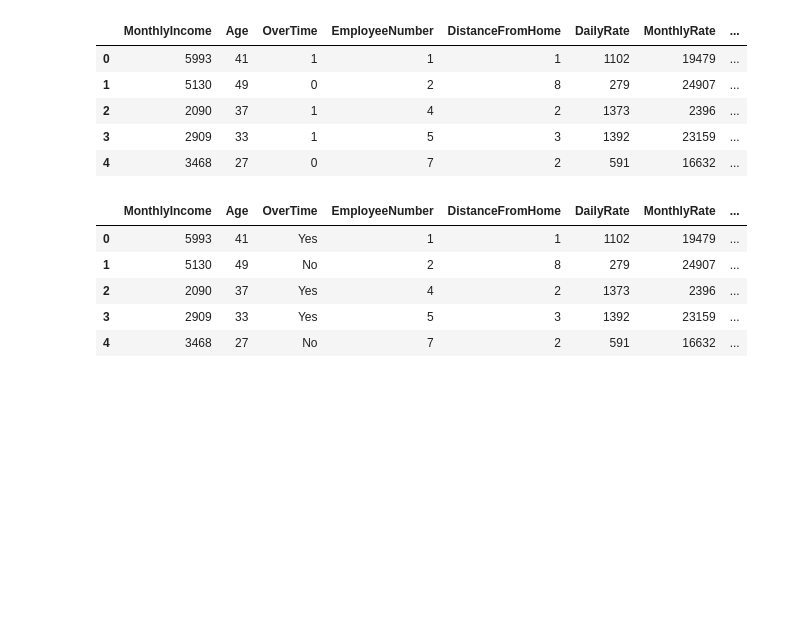
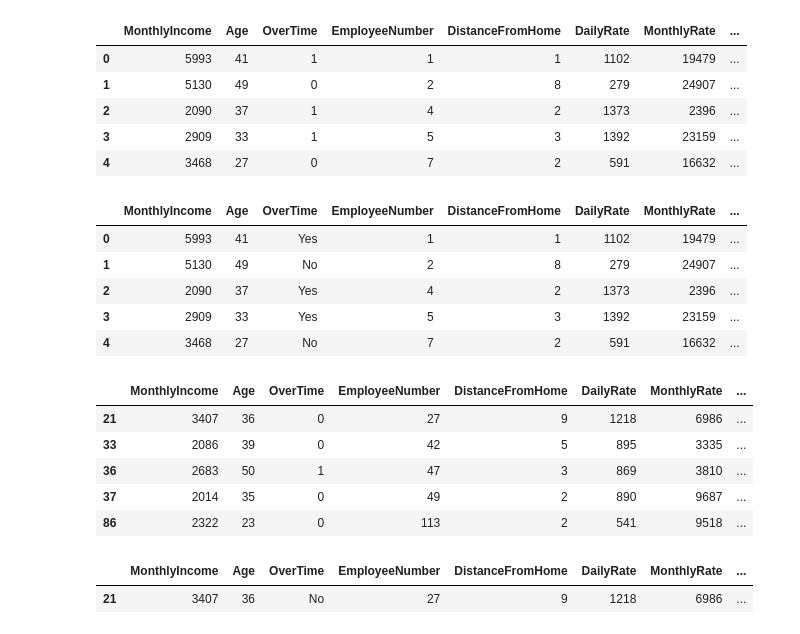
Before and after one commit to cjherman6/interview, a Jupyter notebook: Churn Prediction.ipynb, the cells around one changed output. Drawn from its saved outputs; the diff is of its cells as text; code cells hidden in the pictures; blank space fills up the shorter version.

```diff
--- a/Churn Prediction.ipynb
+++ b/Churn Prediction.ipynb
@@ -284,3 +293,17 @@ display(X_interp.head())
 | 2 | 2090 | 37 | Yes | 4 | 2 | 1373 | 2396 | ... |
 | 3 | 2909 | 33 | Yes | 5 | 3 | 1392 | 23159 | ... |
 | 4 | 3468 | 27 | No | 7 | 2 | 591 | 16632 | ... |
+# %%
+df_keep[df_keep['JobRole']==8].head()
+# %% [output]
+|  | MonthlyIncome | Age | OverTime | EmployeeNumber | DistanceFromHome | DailyRate | MonthlyRate | ... |
+| 21 | 3407 | 36 | 0 | 27 | 9 | 1218 | 6986 | ... |
+| 33 | 2086 | 39 | 0 | 42 | 5 | 895 | 3335 | ... |
+| 36 | 2683 | 50 | 1 | 47 | 3 | 869 | 3810 | ... |
+| 37 | 2014 | 35 | 0 | 49 | 2 | 890 | 9687 | ... |
+| 86 | 2322 | 23 | 0 | 113 | 2 | 541 | 9518 | ... |
+# %%
+X_interp[X_interp['EmployeeNumber']==27]
+# %% [output]
+|  | MonthlyIncome | Age | OverTime | EmployeeNumber | DistanceFromHome | DailyRate | MonthlyRate | ... |
+| 21 | 3407 | 36 | No | 27 | 9 | 1218 | 6986 | ... |
```
Also changed, not shown: parts of 2 cells of this notebook, 12 other files.
